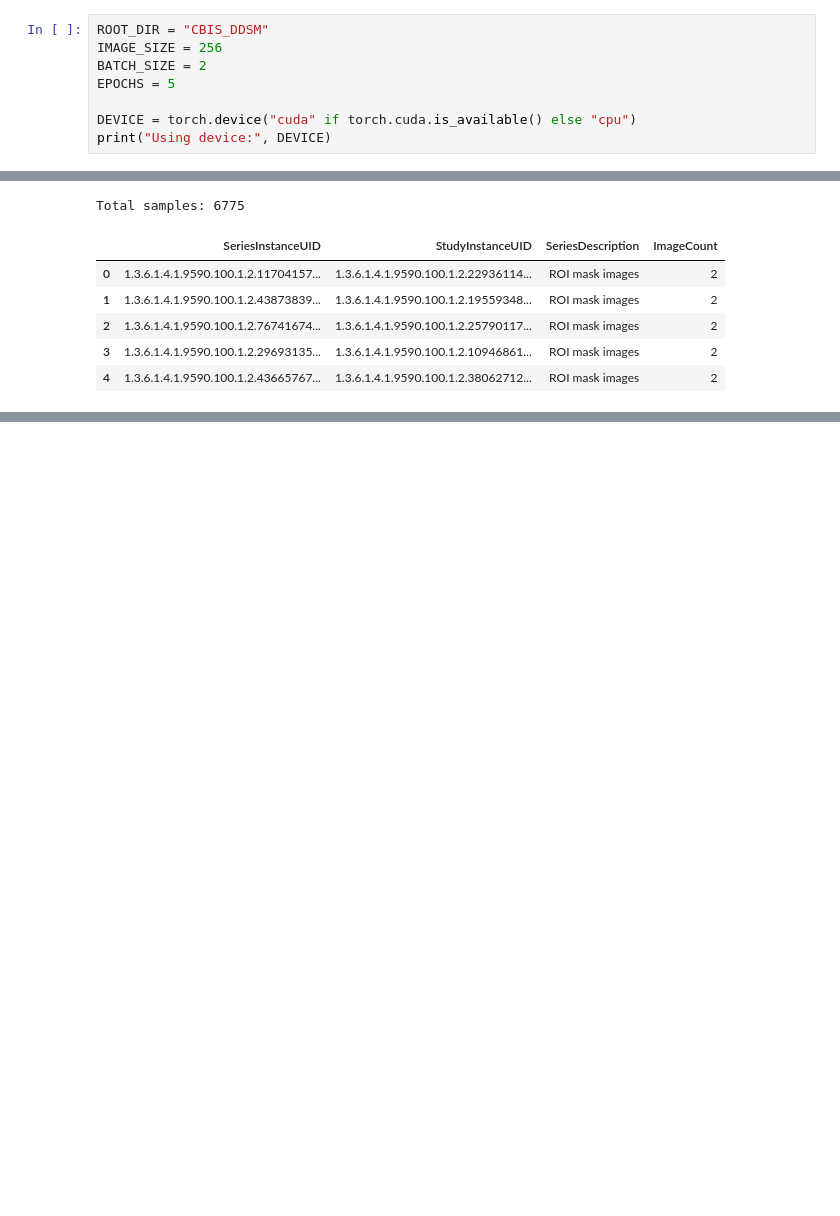
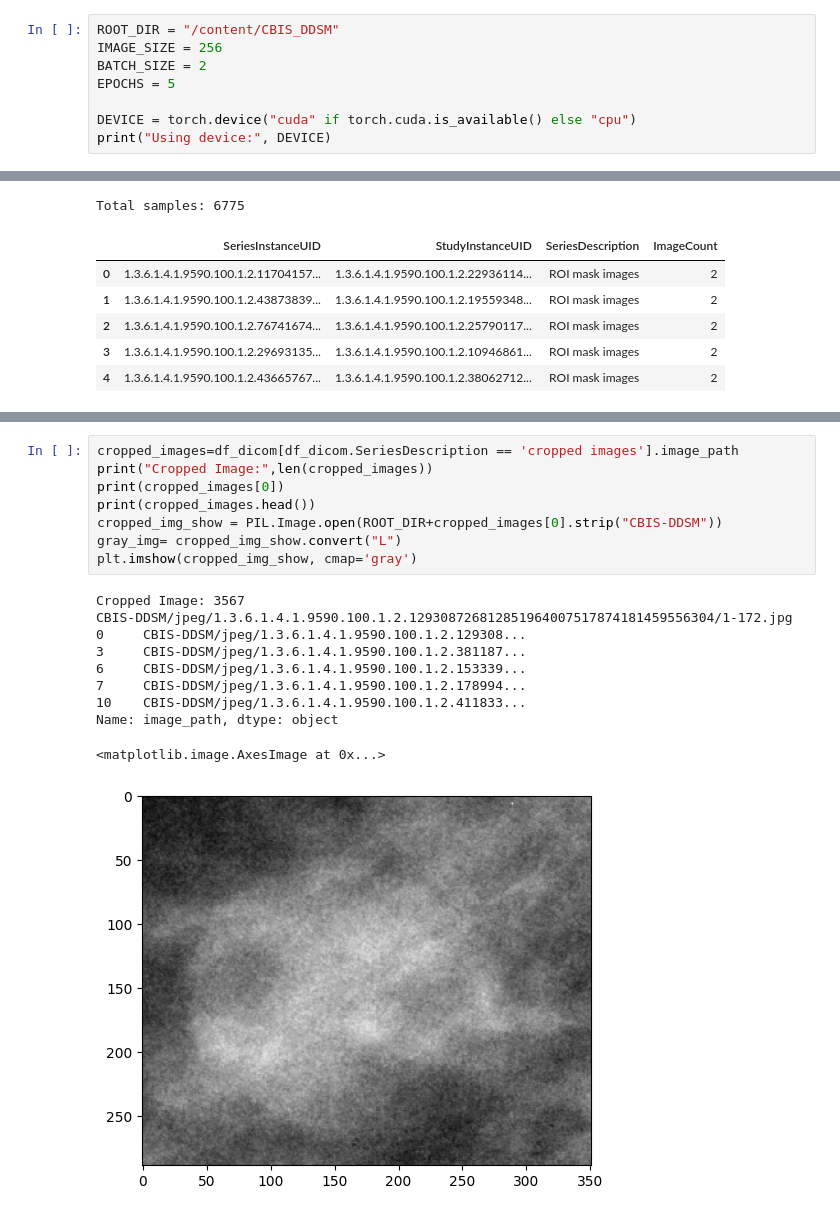
Before and after one commit to bhanujgunas/quantumautoencoder, a Jupyter notebook: ibm_torino_qautoencoder.ipynb, the cells around one changed output, grey strips where cells are left out. Cells and saved outputs as stored; diff of their text form; blank space fills up the shorter version.

Commit message:
Cropped, Full Mammography, ROI image views

```diff
--- a/ibm_torino_qautoencoder.ipynb
+++ b/ibm_torino_qautoencoder.ipynb
@@ -87,7 +89,7 @@ import torch
 # %% [markdown]
 5. Global Configuration
 # %%
-ROOT_DIR = "CBIS_DDSM"
+ROOT_DIR = "/content/CBIS_DDSM"
 IMAGE_SIZE = 256
 BATCH_SIZE = 2
 EPOCHS = 5
@@ -248,3 +250,22 @@ Total samples: 10237
 | 7 | CBIS-DDSM/dicom/1.3.6.1.4.1.9590.... | CBIS-DDSM/jpeg/1.3.6.1.4.1.9590.1... | BREAST | L | Calc-Training_P_01015_LEFT_CC_1 | Calc-Training_P_01015_LEFT_CC_1 | CC | ... |
 | 8 | CBIS-DDSM/dicom/1.3.6.1.4.1.9590.... | CBIS-DDSM/jpeg/1.3.6.1.4.1.9590.1... | BREAST | L | Calc-Training_P_01015_LEFT_CC_1 | Calc-Training_P_01015_LEFT_CC_1 | CC | ... |
 | 9 | CBIS-DDSM/dicom/1.3.6.1.4.1.9590.... | CBIS-DDSM/jpeg/1.3.6.1.4.1.9590.1... | BREAST | L | Calc-Training_P_01497_LEFT_CC_1 | Calc-Training_P_01497_LEFT_CC_1 | CC | ... |
+# %%
+cropped_images=df_dicom[df_dicom.SeriesDescription == 'cropped images'].image_path
+print("Cropped Image:",len(cropped_images))
+print(cropped_images[0])
+print(cropped_images.head())
+cropped_img_show = PIL.Image.open(ROOT_DIR+cropped_images[0].strip("CBIS-DDSM"))
+gray_img= cropped_img_show.convert("L")
+plt.imshow(cropped_img_show, cmap='gray')
+# %% [output]
+Cropped Image: 3567
+CBIS-DDSM/jpeg/1.3.6.1.4.1.9590.100.1.2.129308726812851964007517874181459556304/1-172.jpg
+0     CBIS-DDSM/jpeg/1.3.6.1.4.1.9590.100.1.2.129308...
+3     CBIS-DDSM/jpeg/1.3.6.1.4.1.9590.100.1.2.381187...
+6     CBIS-DDSM/jpeg/1.3.6.1.4.1.9590.100.1.2.153339...
+7     CBIS-DDSM/jpeg/1.3.6.1.4.1.9590.100.1.2.178994...
+10    CBIS-DDSM/jpeg/1.3.6.1.4.1.9590.100.1.2.411833...
+Name: image_path, dtype: object
+<matplotlib.image.AxesImage at 0x...>
+[figure, added]
```
Also changed, not shown: parts of 5 cells of this notebook.
